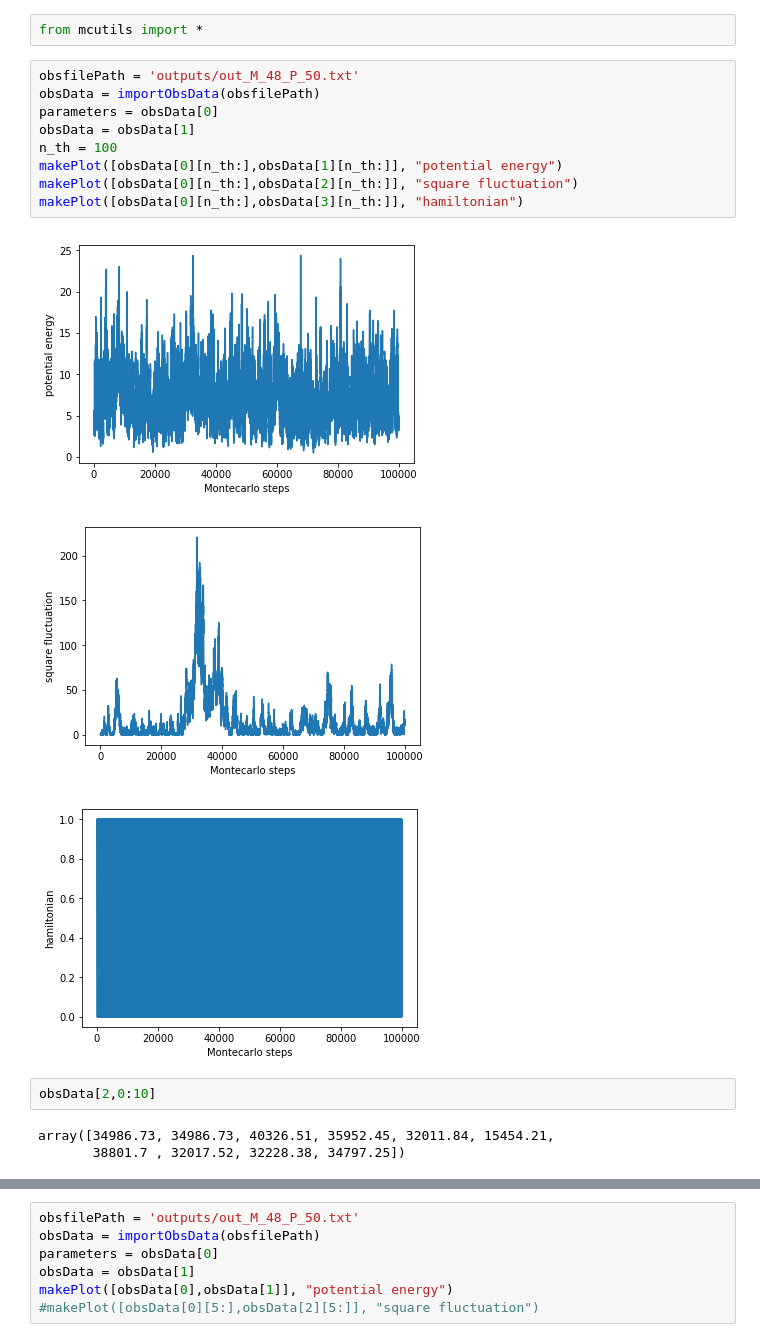
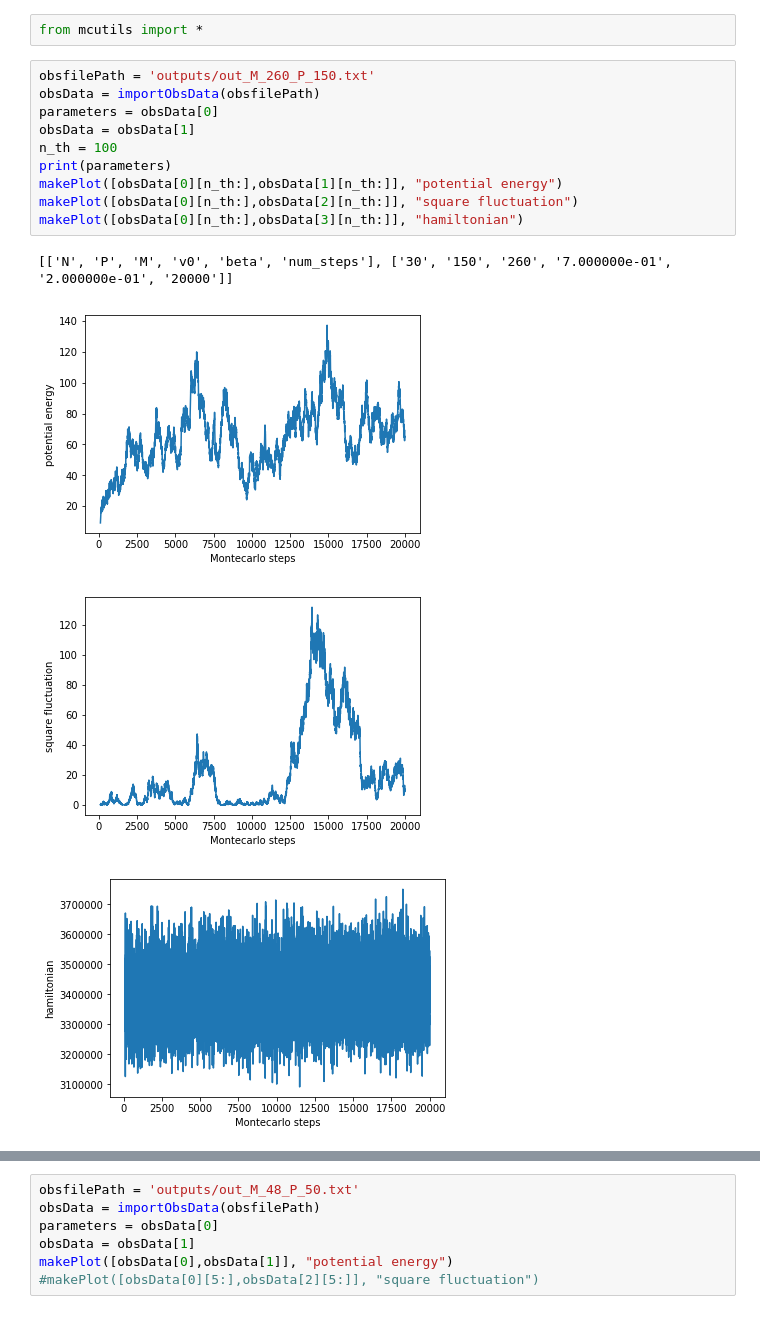
Before and after one commit to tisabe/hmcp, a Jupyter notebook: output_processing.ipynb, the cells around one changed output, grey strips where cells are left out. Drawn from its saved outputs; the diff is of its cells as text.

```diff
--- a/output_processing.ipynb
+++ b/output_processing.ipynb
@@ -12,20 +12,17 @@ import scipy.optimize as opt
 # %%
 from mcutils import *
 # %%
-obsfilePath = 'outputs/out_M_48_P_50.txt'
+obsfilePath = 'outputs/out_M_260_P_150.txt'
 obsData = importObsData(obsfilePath)
 parameters = obsData[0]
 obsData = obsData[1]
 n_th = 100
+print(parameters)
 makePlot([obsData[0][n_th:],obsData[1][n_th:]], "potential energy")
 makePlot([obsData[0][n_th:],obsData[2][n_th:]], "square fluctuation")
 makePlot([obsData[0][n_th:],obsData[3][n_th:]], "hamiltonian")
 # %% [output]
+[['N', 'P', 'M', 'v0', 'beta', 'num_steps'], ['30', '150', '260', '7.000000e-01', '2.000000e-01', '20000']]
-[figure, old version]
+[figure, new version]
-[figure, old version]
+[figure, new version]
-[figure, old version]
+[figure, new version]
-# %%
-obsData[2,0:10]
-# %% [output]
-array([34986.73, 34986.73, 40326.51, 35952.45, 32011.84, 15454.21,
-       38801.7 , 32017.52, 32228.38, 34797.25])
```
Also changed, not shown: parts of 5 cells of this notebook, 2 other files.
